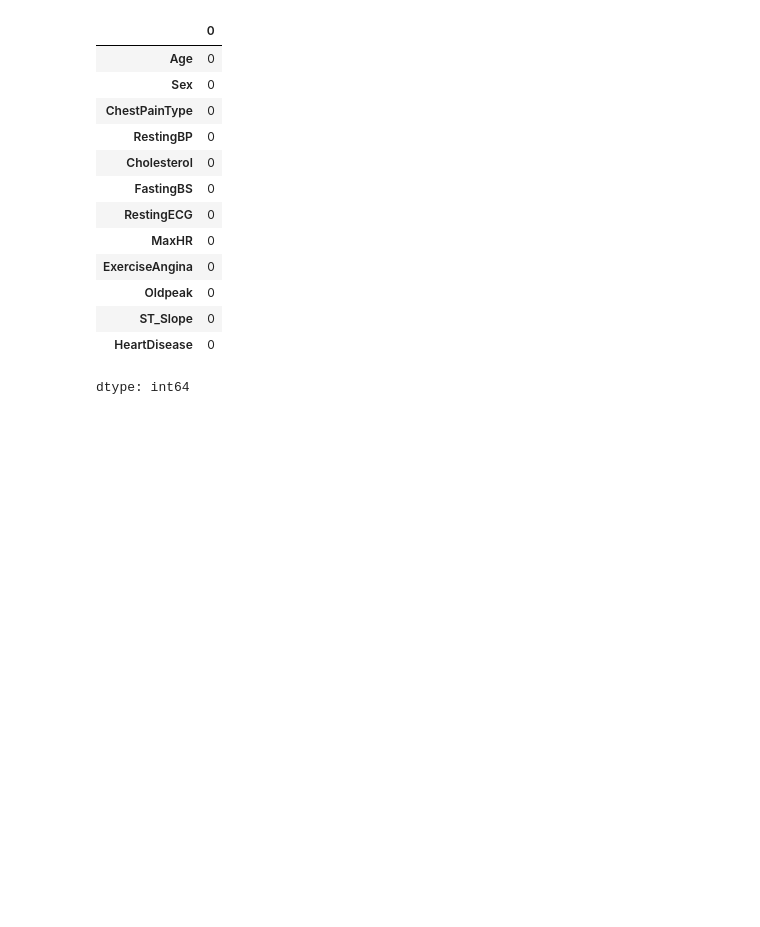
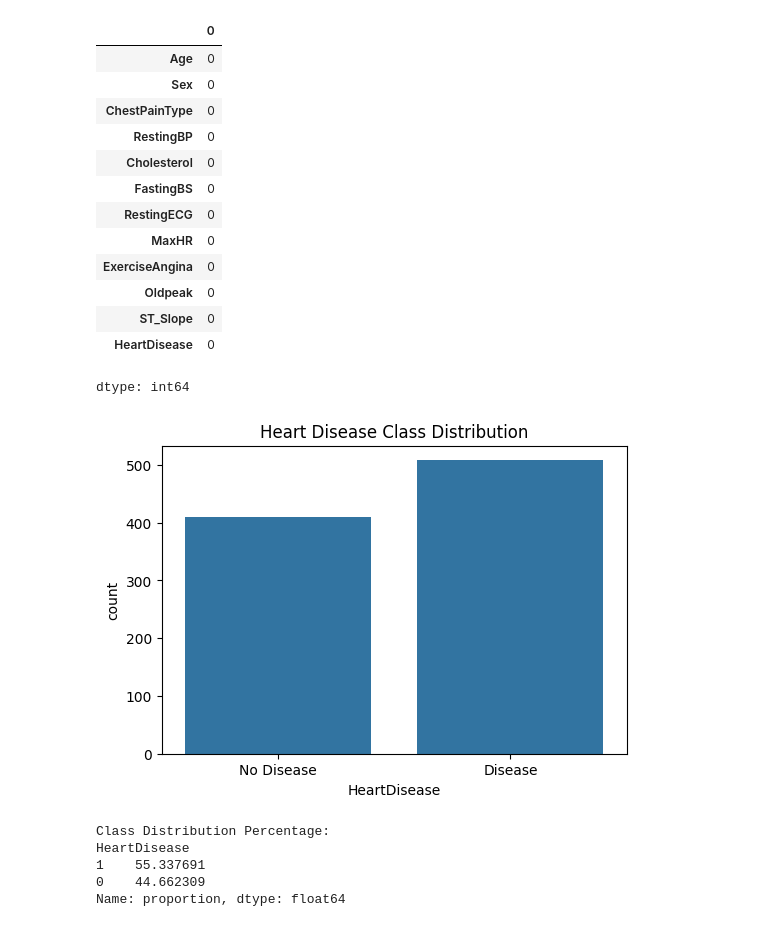
Before and after one commit to Maleewij65/heart-disease-prediction-ML_Assignment, a Jupyter notebook: IT22339324_Catboost.ipynb, the cells around one changed output. Drawn from its saved outputs; the diff is of its cells as text; code cells hidden in the pictures; blank space fills up the shorter version.

Commit message:
Class distribution of the dataset - Data Exploration

```diff
--- a/IT22339324_Catboost.ipynb
+++ b/IT22339324_Catboost.ipynb
@@ -127,3 +127,19 @@ Missing values in each column:
 | ST_Slope | 0 |
 | HeartDisease | 0 |
 dtype: int64
+# %%
+plt.figure(figsize=(6,4))
+sns.countplot(x='HeartDisease', data=data)
+plt.title("Heart Disease Class Distribution")
+plt.xticks([0,1], ["No Disease","Disease"])
+plt.show()
+
+print("Class Distribution Percentage:")
+print(data['HeartDisease'].value_counts(normalize=True)*100)
+# %% [output]
+[figure, added]
+Class Distribution Percentage:
+HeartDisease
+1    55.337691
+0    44.662309
+Name: proportion, dtype: float64
```
